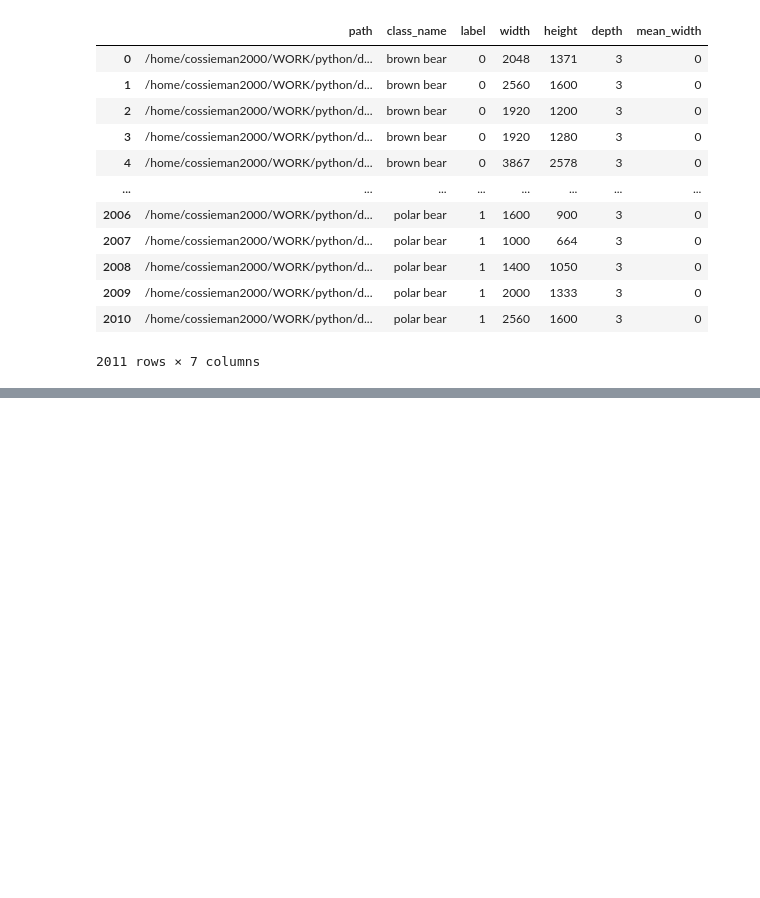
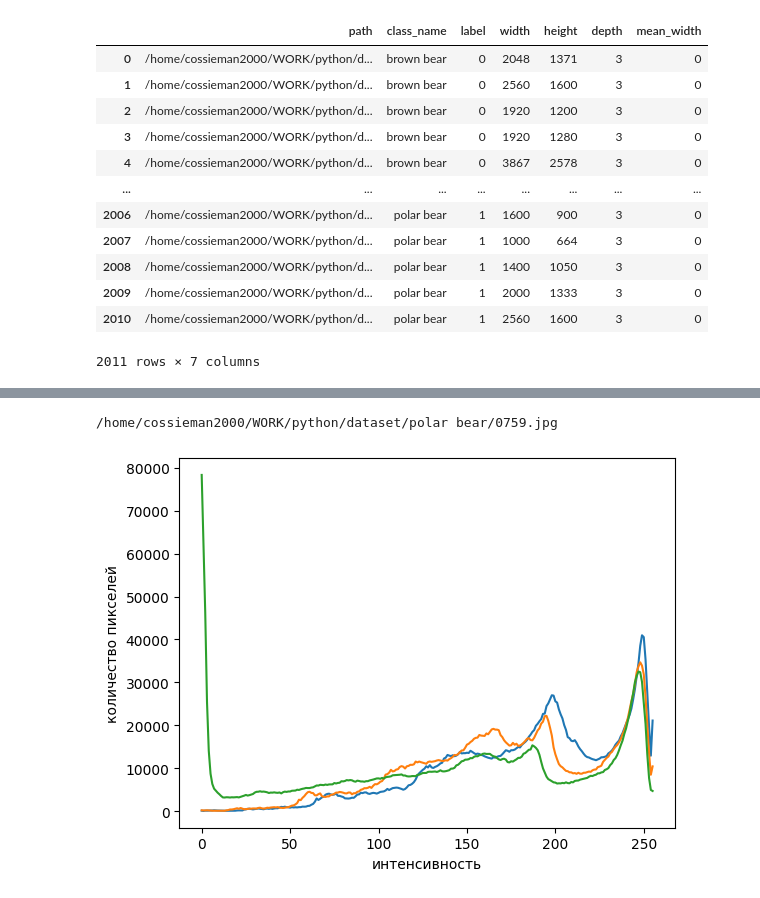
Before and after one commit to acebiscuits/pylab2, a Jupyter notebook: test_lab4.ipynb, the cells around one changed output, grey strips where cells are left out. Cells and saved outputs as stored; diff of their text form; code cells hidden in the pictures; blank space fills up the shorter version.

Commit message:
add: histogram, fix: sorts

```diff
--- a/test_lab4.ipynb
+++ b/test_lab4.ipynb
@@ -117,0 +140,4 @@ df
+# %%
+df.loc[df['label'] == 1, 'mean_depth'] = df.loc[df['label'] == 1, 'depth'].mean()
+df.loc[df['label'] == 0, 'mean_depth'] = df.loc[df['label'] == 0, 'depth'].mean()
+df
@@ -117,0 +172,9 @@ df
+# %%
+df['pixels'] = df['width'] * df['height'] * df['depth']
+max_pixels = df['pixels'].max()
+min_pixels = df['pixels'].min()
+mean_pixels = df['pixels'].mean()
+print(max_pixels)
+print(min_pixels)
+print(mean_pixels)
+df
@@ -117,0 +198,32 @@ df
+# %%
+def gistogramm(df, label):
+#picture = (df[df['label'] == label].sample())['path']
+    colors = list(range(3))
+    picture = (df[df['label'] == label].sample())['path'].values
+    print(picture[0])
+    image = cv2.imread(str(picture[0]))
+    color = ('b', 'g', 'r')
+    #fig, ax = plt.subplots()
+    j = 0
+    for i, col in enumerate(color):
+        histr = cv2.calcHist([image], [i], None, [256], [0, 256])
+        colors[j] = histr
+        j += 1
+        #ax.plot(histr)
+       # plt.xlim([0, 256])
+    #ax.set_xlabel('интенсивность')
+    #ax.set_ylabel('количество пикселей')
+    #plt.show()
+    return colors[0], colors[1], colors[2]
+# %%
+b, g, r = gistogramm(df, 1)
+fig, ax = plt.subplots()
+ax.plot(b)
+ax.plot(g)
+ax.plot(r)
+ax.set_xlabel('интенсивность')
+ax.set_ylabel('количество пикселей')
+plt.show()
+# %% [output]
+/home/cossieman2000/WORK/python/dataset/polar bear/0759.jpg
+[figure, added]
```
Also changed, not shown: parts of 9 cells of this notebook.
